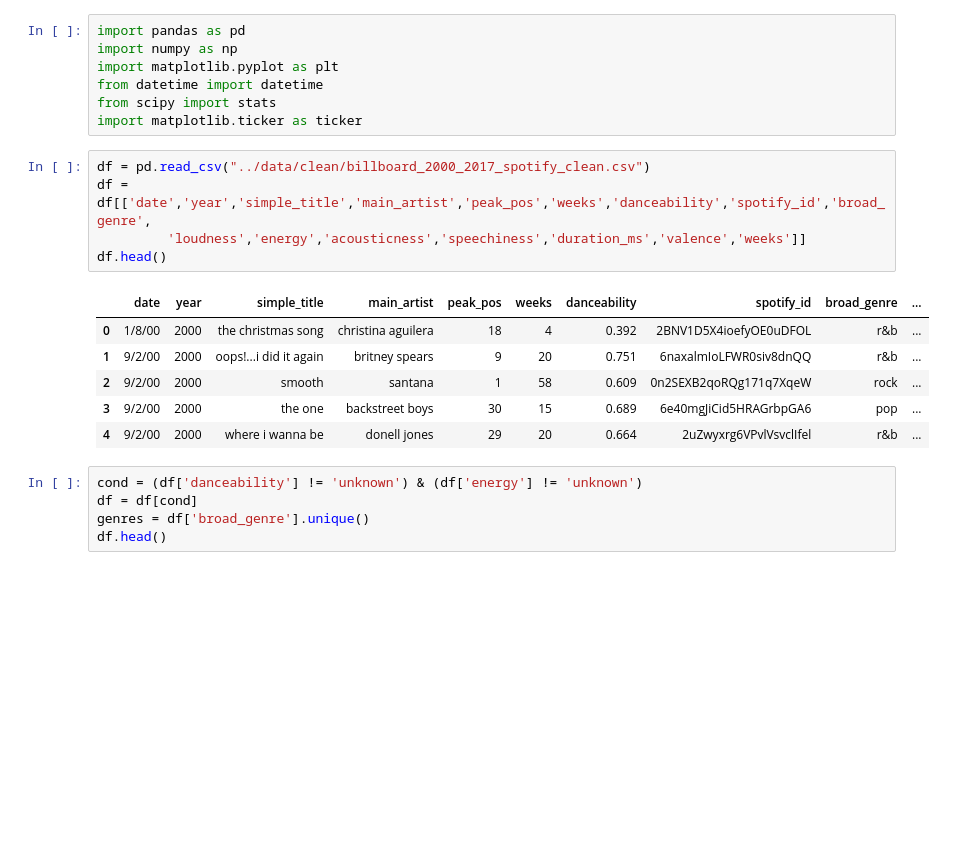
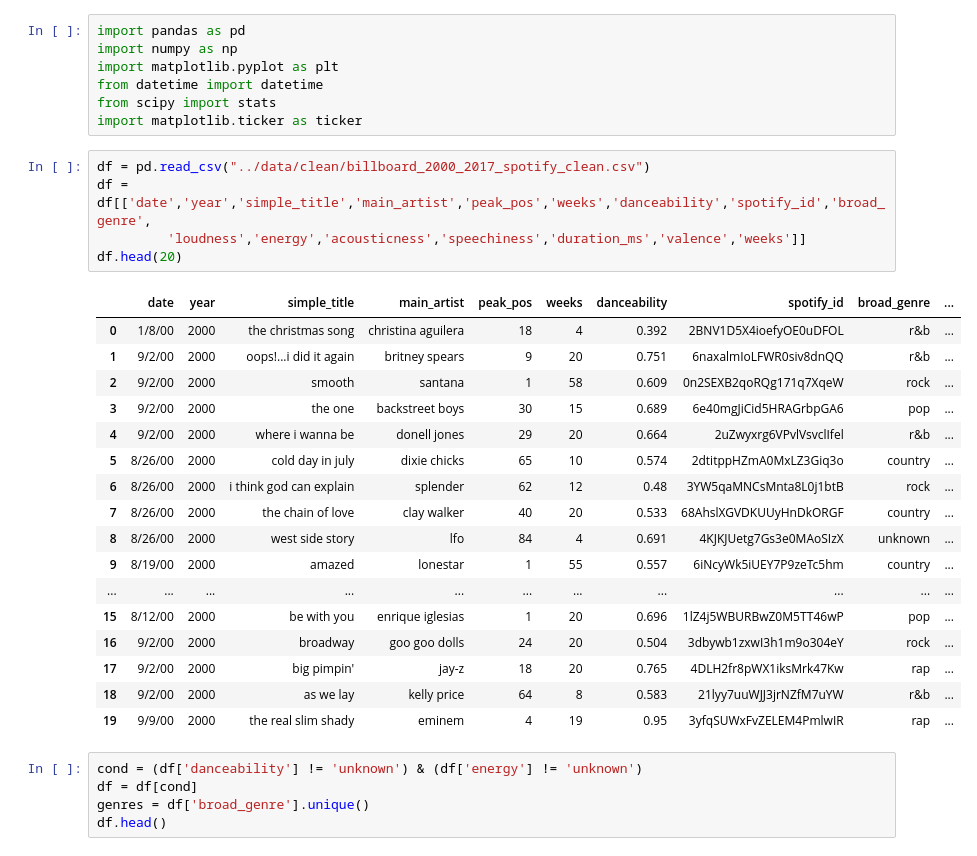
Before and after one commit to c-l-nguyen/hayleys-cosmic-songs, a Jupyter notebook: code/Spotify_Decade.ipynb, the cells around one changed output. Saved outputs shown, nothing was run; the diff lists cells and outputs as text; blank space fills up the shorter version.

```diff
--- a/code/Spotify_Decade.ipynb
+++ b/code/Spotify_Decade.ipynb
@@ -8,15 +8,26 @@ import matplotlib.ticker as ticker
 # %%
 df = pd.read_csv("../data/clean/billboard_2000_2017_spotify_clean.csv")
 df = df[['date','year','simple_title','main_artist','peak_pos','weeks','danceability','spotify_id','broad_genre',
          'loudness','energy','acousticness','speechiness','duration_ms','valence','weeks']]
-df.head()
+df.head(20)
 # %% [output]
 |  | date | year | simple_title | main_artist | peak_pos | weeks | danceability | spotify_id | broad_genre | ... |
 | 0 | 1/8/00 | 2000 | the christmas song | christina aguilera | 18 | 4 | 0.392 | 2BNV1D5X4ioefyOE0uDFOL | r&b | ... |
 | 1 | 9/2/00 | 2000 | oops!...i did it again | britney spears | 9 | 20 | 0.751 | 6naxalmIoLFWR0siv8dnQQ | r&b | ... |
 | 2 | 9/2/00 | 2000 | smooth | santana | 1 | 58 | 0.609 | 0n2SEXB2qoRQg171q7XqeW | rock | ... |
 | 3 | 9/2/00 | 2000 | the one | backstreet boys | 30 | 15 | 0.689 | 6e40mgJiCid5HRAGrbpGA6 | pop | ... |
 | 4 | 9/2/00 | 2000 | where i wanna be | donell jones | 29 | 20 | 0.664 | 2uZwyxrg6VPvlVsvclIfel | r&b | ... |
+| 5 | 8/26/00 | 2000 | cold day in july | dixie chicks | 65 | 10 | 0.574 | 2dtitppHZmA0MxLZ3Giq3o | country | ... |
+| 6 | 8/26/00 | 2000 | i think god can explain | splender | 62 | 12 | 0.48 | 3YW5qaMNCsMnta8L0j1btB | rock | ... |
+| 7 | 8/26/00 | 2000 | the chain of love | clay walker | 40 | 20 | 0.533 | 68AhslXGVDKUUyHnDkORGF | country | ... |
+| 8 | 8/26/00 | 2000 | west side story | lfo | 84 | 4 | 0.691 | 4KJKJUetg7Gs3e0MAoSIzX | unknown | ... |
+| 9 | 8/19/00 | 2000 | amazed | lonestar | 1 | 55 | 0.557 | 6iNcyWk5iUEY7P9zeTc5hm | country | ... |
+| ... | ... | ... | ... | ... | ... | ... | ... | ... | ... | ... |
+| 15 | 8/12/00 | 2000 | be with you | enrique iglesias | 1 | 20 | 0.696 | 1lZ4j5WBURBwZ0M5TT46wP | pop | ... |
+| 16 | 9/2/00 | 2000 | broadway | goo goo dolls | 24 | 20 | 0.504 | 3dbywb1zxwI3h1m9o304eY | rock | ... |
+| 17 | 9/2/00 | 2000 | big pimpin' | jay-z | 18 | 20 | 0.765 | 4DLH2fr8pWX1iksMrk47Kw | rap | ... |
+| 18 | 9/2/00 | 2000 | as we lay | kelly price | 64 | 8 | 0.583 | 21lyy7uuWJJ3jrNZfM7uYW | r&b | ... |
+| 19 | 9/9/00 | 2000 | the real slim shady | eminem | 4 | 19 | 0.95 | 3yfqSUWxFvZELEM4PmlwIR | rap | ... |
 # %%
 cond = (df['danceability'] != 'unknown') & (df['energy'] != 'unknown')
 df = df[cond]
```
Also changed, not shown: parts of 2 cells of this notebook.
